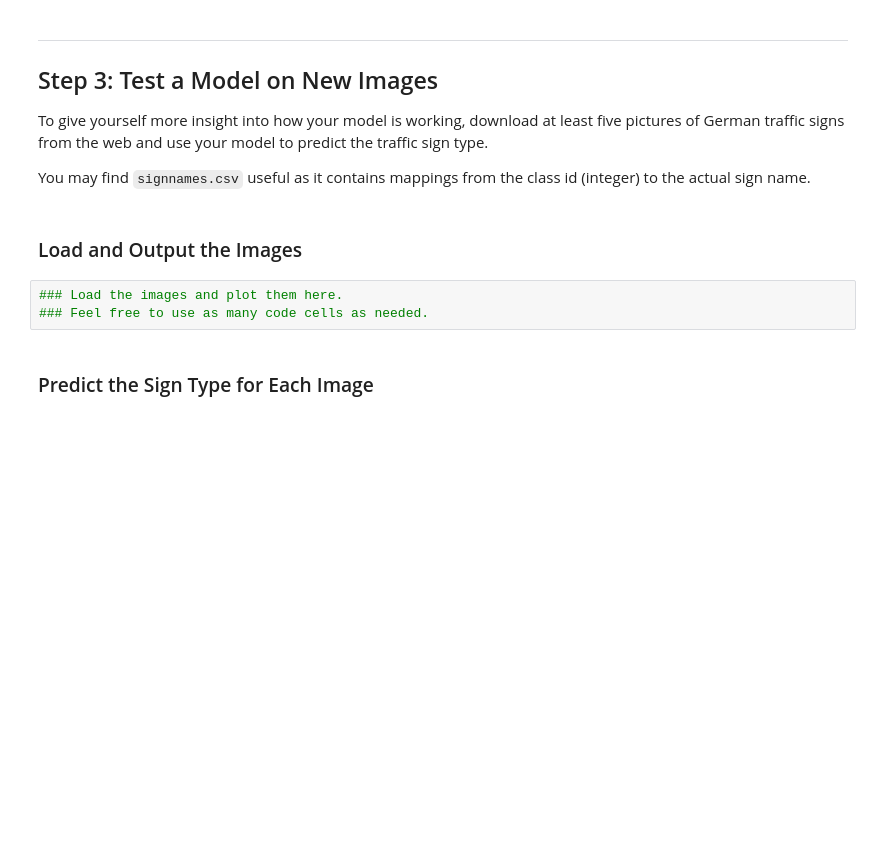
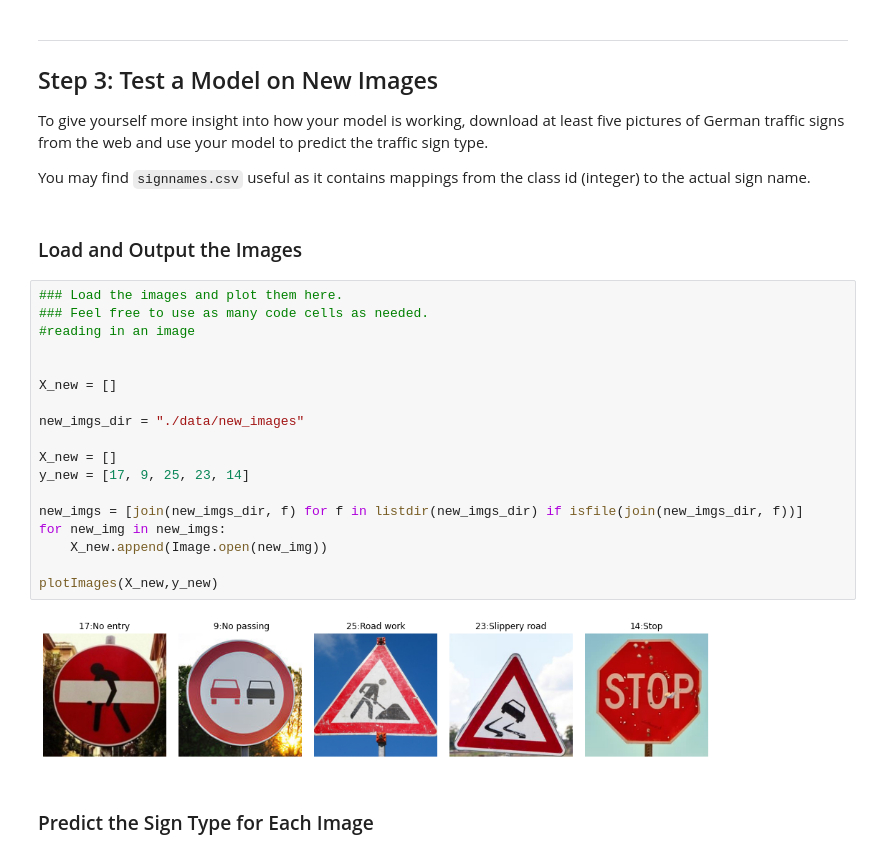
Before and after one commit to parphane/udacity-self_driving_cars, a Jupyter notebook: project-traffic_sign_classifier/Traffic_Sign_Classifier.ipynb, the cells around one changed output. Drawn from its saved outputs; the diff is of its cells as text; blank space fills up the shorter version.

```diff
--- a/project-traffic_sign_classifier/Traffic_Sign_Classifier.ipynb
+++ b/project-traffic_sign_classifier/Traffic_Sign_Classifier.ipynb
@@ -542,6 +598,23 @@ You may find `signnames.csv` useful as it contains mappings from the class id (i
 # %%
 ### Load the images and plot them here.
 ### Feel free to use as many code cells as needed.
+#reading in an image
+
+
+X_new = []
+
+new_imgs_dir = "./data/new_images"
+
+X_new = []
+y_new = [17, 9, 25, 23, 14]
+
+new_imgs = [join(new_imgs_dir, f) for f in listdir(new_imgs_dir) if isfile(join(new_imgs_dir, f))]
+for new_img in new_imgs:
+    X_new.append(Image.open(new_img))
+
+plotImages(X_new,y_new)
+# %% [output]
+[figure, added]
 # %% [markdown]
 ### Predict the Sign Type for Each Image
 # %%
```
Also changed, not shown: parts of 39 cells of this notebook.
